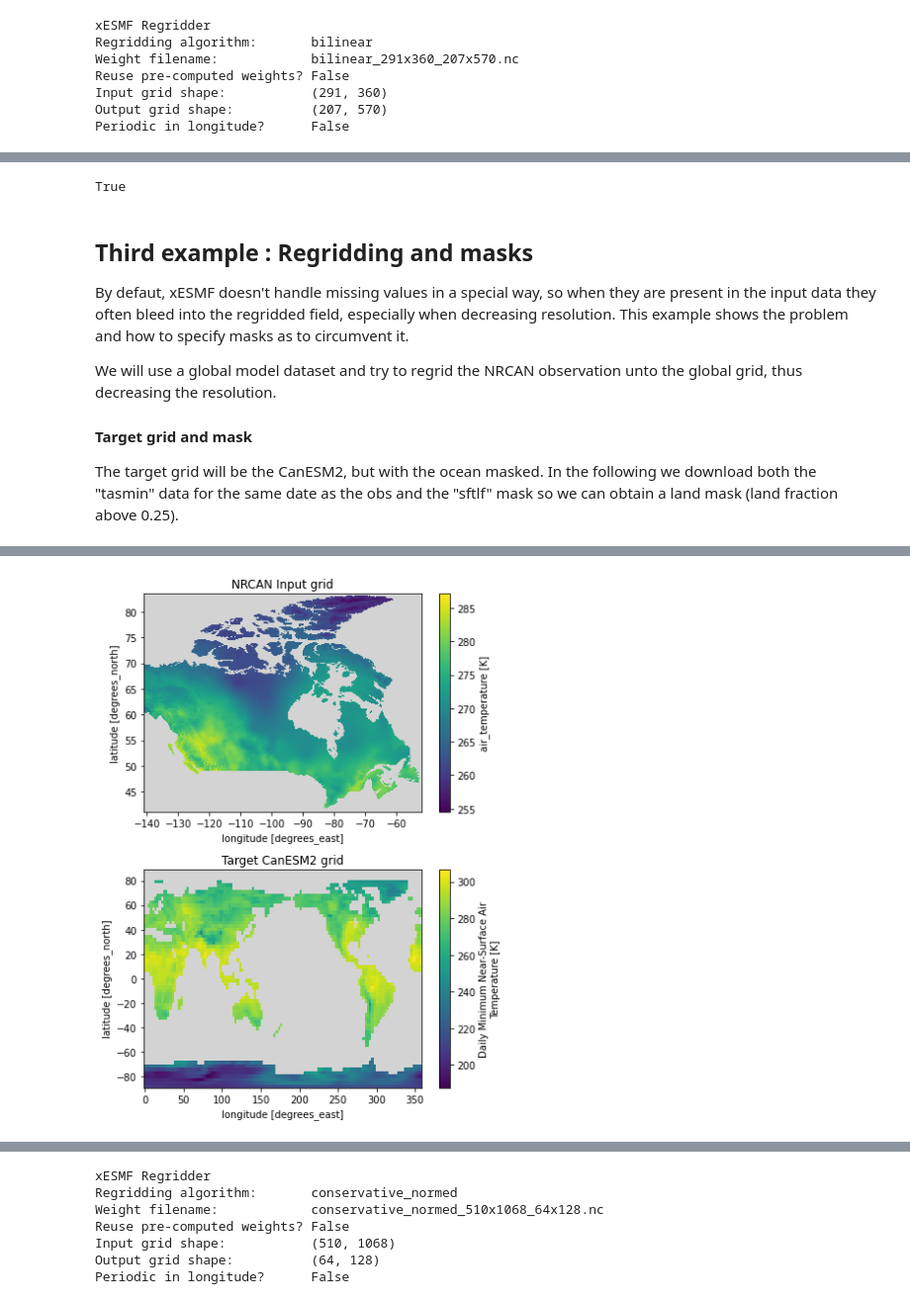
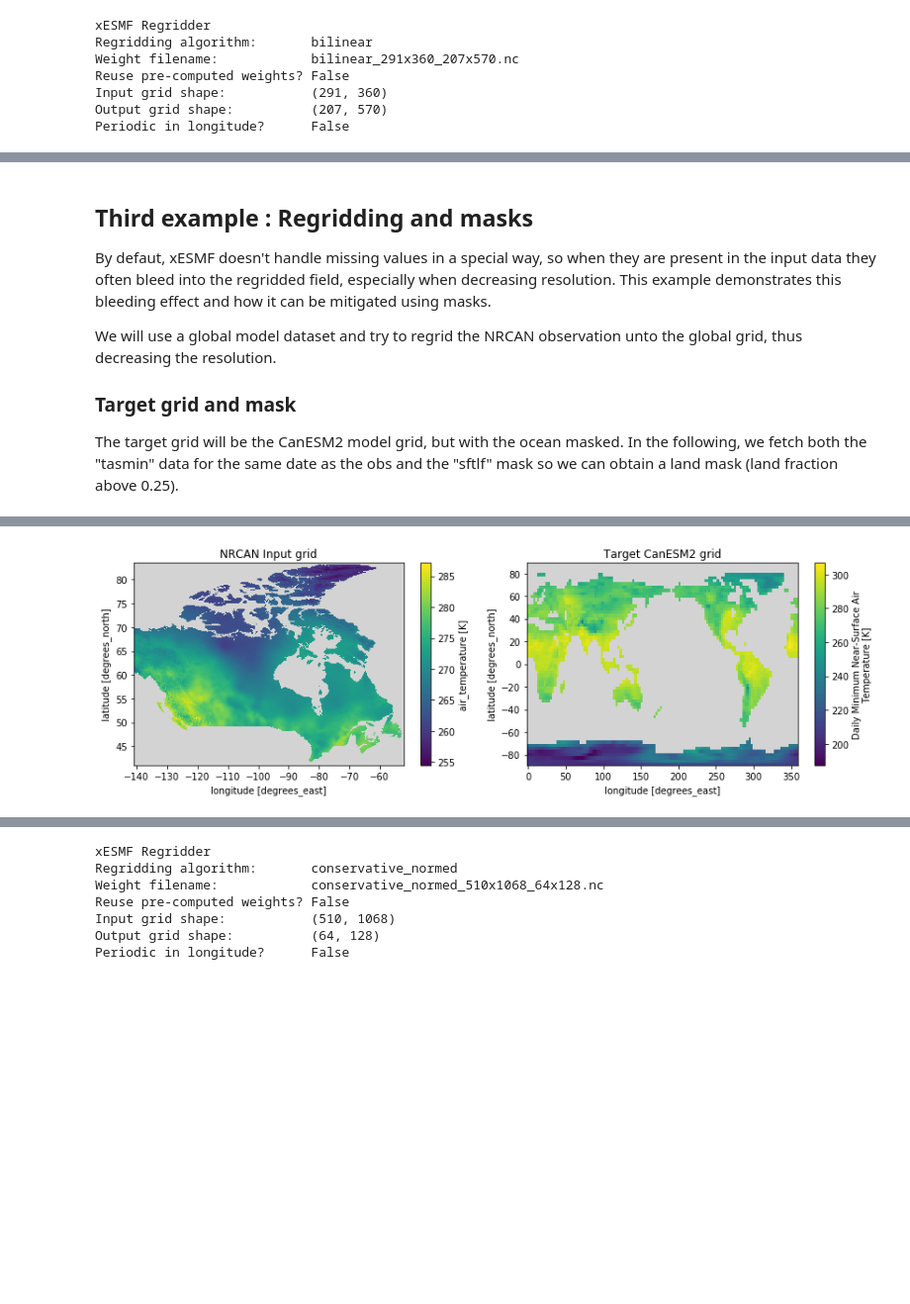
Before and after one commit to Ouranosinc/pavics-sdi, a Jupyter notebook: docs/source/notebooks/regridding.ipynb, the cells around one changed output, grey strips where cells are left out. Shown at 99% size. Drawn from its saved outputs; the diff is of its cells as text; code cells hidden in the pictures; blank space fills up the shorter version.

```diff
--- a/docs/source/notebooks/regridding.ipynb
+++ b/docs/source/notebooks/regridding.ipynb
@@ -268,18 +253,14 @@ Wall time: 56 ms
-# %%
-sic_bis.equals(sic_cons)
-# %% [output]
-True
 # %% [markdown]
 ## Third example : Regridding and masks
 
-By defaut, xESMF doesn't handle missing values in a special way, so when they are present in the input data they often bleed into the regridded field, especially when decreasing resolution. This example shows the problem and how to specify masks as to circumvent it.
+By defaut, xESMF doesn't handle missing values in a special way, so when they are present in the input data they often bleed into the regridded field, especially when decreasing resolution. This example demonstrates this bleeding effect and how it can be mitigated using masks.
 
 We will use a global model dataset and try to regrid the NRCAN observation unto the global grid, thus decreasing the resolution.
 
 
-#### Target grid and mask
+### Target grid and mask
 
-The target grid will be the CanESM2, but with the ocean masked. In the following we download both the "tasmin" data for the same date as the obs and the "sftlf" mask so we can obtain a land mask (land fraction above 0.25).
+The target grid will be the CanESM2 model grid, but with the ocean masked. In the following, we fetch both the "tasmin" data for the same date as the obs and the "sftlf" mask so we can obtain a land mask (land fraction above 0.25).
 # %%
 # Model data for tasmin
 ds_tgt = xr.open_dataset('https://pavics.ouranos.ca/twitcher/ows/proxy/thredds/dodsC/birdhouse/cccma/CanESM2/historical/day/atmos/r1i1p1/tasmin/tasmin_day_CanESM2_historical_r1i1p1_18500101-20051231.nc')
@@ -309,7 +290,7 @@ Data variables:
     DODS_EXTRA.Unlimited_Dimension:  time
 # %%
 # Input grid and data : reuse ds_obs (NRCAN but without the subsetting)
-ds_in = ds_obs.drop_vars(['tasmax', 'pr'])
+ds_in = ds_obs[["tasmin"]]
 ds_in
 # %% [output]
 <xarray.Dataset>
@@ -333,14 +314,14 @@ Attributes:
     model_id:        ANUSPLIN
     references:      website: http://cfs.nrcan.gc.ca/projects/3/6
 # %%
-fig, axs = plt.subplots(nrows=2, figsize=(6, 8))
+fig, axs = plt.subplots(ncols=2, figsize=(12, 4))
 
 ds_in.tasmin.plot(ax=axs[0], cmap=cmap)
 axs[0].set_title('NRCAN Input grid')
 
 ds_tgt.tasmin.plot(ax=axs[1], cmap=cmap)
 axs[1].set_title('Target CanESM2 grid')
 fig.tight_layout()
 # %% [output]
-[figure, old version]
+[figure, new version]
 # %% [markdown]
```
Also changed, not shown: parts of 40 cells of this notebook.
